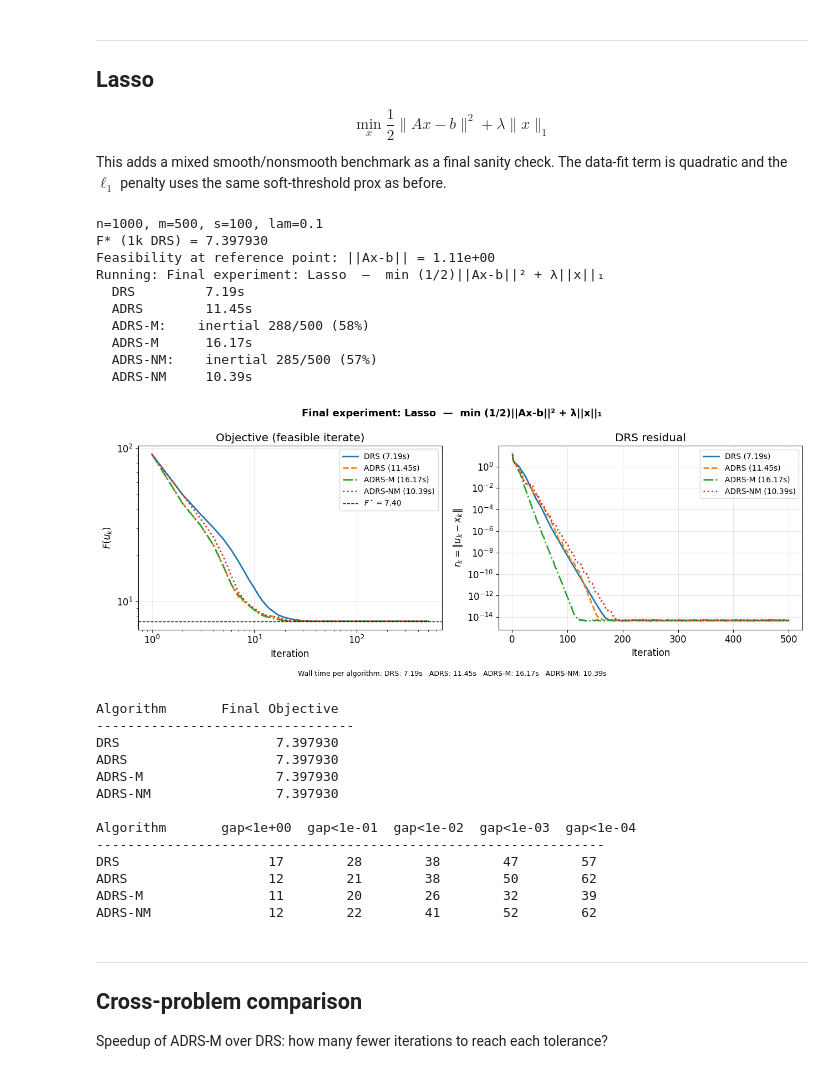
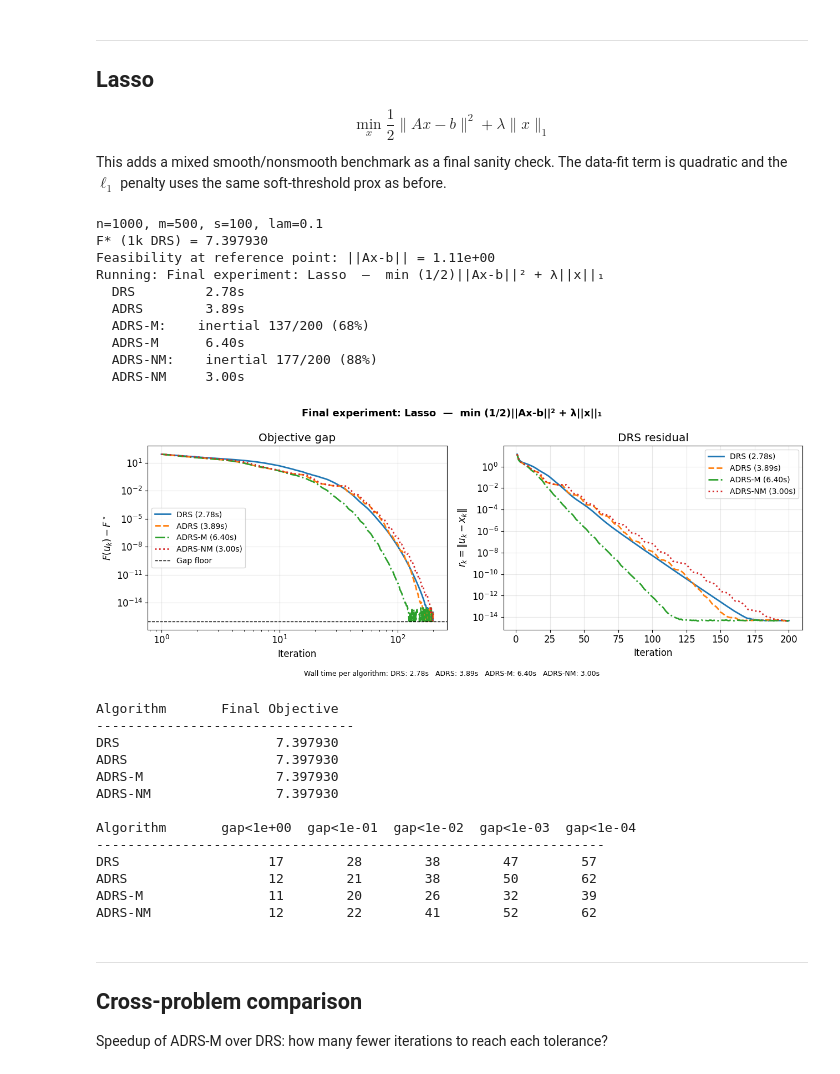
Before and after one commit to gmbabreu/Iterative-methods-project, a Jupyter notebook: adrs_three_problems.ipynb, the cells around one changed output. Saved outputs shown, nothing was run; the diff lists cells and outputs as text; code cells hidden in the pictures.

```diff
--- a/adrs_three_problems.ipynb
+++ b/adrs_three_problems.ipynb
@@ -155,16 +155,18 @@ def run_and_plot(algos, z0, niters, f_star, title, fname=None):
     fig, axes = plt.subplots(1, 2, figsize=(13, 5))
     fig.suptitle(title, fontsize=13, fontweight='bold')
 
+    # Use a small floor so objective gaps can be shown on log-scale even with tiny numerical negatives.
+    gap_floor = 1e-16
     for name, (objs, resids) in results.items():
         c, ls = COLORS[name], STYLES[name]
         label = f"{name} ({timings[name]:.2f}s)"
-        axes[0].loglog(iters, objs,   color=c, linestyle=ls, label=label)
+        obj_gap = np.maximum(objs - f_star, gap_floor)
+        axes[0].loglog(iters, obj_gap, color=c, linestyle=ls, label=label)
         axes[1].semilogy(iters, resids, color=c, linestyle=ls, label=label)
 
-    axes[0].axhline(f_star, color='black', lw=1, linestyle='--',
-                    label=f'$F^\\star = {f_star:.2f}$')
-    axes[0].set_xlabel('Iteration'); axes[0].set_ylabel('$F(u_k)$')
-    axes[0].set_title('Objective (feasible iterate)'); axes[0].legend(fontsize=10)
+    axes[0].axhline(gap_floor, color='black', lw=1, linestyle='--', label='Gap floor')
+    axes[0].set_xlabel('Iteration'); axes[0].set_ylabel('$F(u_k) - F^\\star$')
+    axes[0].set_title('Objective gap'); axes[0].legend(fontsize=10)
     axes[1].set_xlabel('Iteration'); axes[1].set_ylabel('$r_k = \\|u_k - x_k\\|$')
     axes[1].set_title('DRS residual'); axes[1].legend(fontsize=10)
 
@@ -172,8 +174,6 @@ def run_and_plot(algos, z0, niters, f_star, title, fname=None):
     fig.text(0.5, 0.01, f"Wall time per algorithm: {runtime_text}", ha='center', va='bottom', fontsize=9)
 
     plt.tight_layout(rect=(0, 0.04, 1, 1))
-    if fname:
-        plt.savefig(fname, dpi=130, bbox_inches='tight')
     plt.show()
 
     # Final objective values
@@ -450,41 +450,41 @@ def prox2_lasso(z, alpha):
     return np.linalg.solve(Q_lasso, rhs)
 
 obj_lasso = lambda u: 0.5 * np.sum((A_lasso @ u - b_lasso)**2) + lam * np.sum(np.abs(u))
 
 # Long DRS run to estimate F* for this benchmark.
 z_ref = np.random.randn(n)
 for _ in range(1000):
     x = prox1_lasso(z_ref, ALPHA_LASSO)
     u = prox2_lasso(2 * x - z_ref, ALPHA_LASSO)
     z_ref = z_ref + u - x
 F_STAR_LASSO = obj_lasso(u)
 
 z0_lasso = np.random.randn(n)
-NITERS_LASSO = 500
+NITERS_LASSO = 200
 
 print(f"n={n}, m={m}, s={s}, lam={lam}")
 print(f"F* (1k DRS) = {F_STAR_LASSO:.6f}")
 print(f"Feasibility at reference point: ||Ax-b|| = {np.linalg.norm(A_lasso @ u - b_lasso):.2e}")
 
 algos_lasso = make_algorithms(prox1_lasso, prox2_lasso, obj_lasso, ALPHA_LASSO)
 
 res_lasso = run_and_plot(
     algos_lasso, z0_lasso, NITERS_LASSO, F_STAR_LASSO,
     title="Final experiment: Lasso  —  min (1/2)||Ax-b||² + λ||x||₁",
     fname="p4_lasso.png"
 )
 # %% [output]
 n=1000, m=500, s=100, lam=0.1
 F* (1k DRS) = 7.397930
 Feasibility at reference point: ||Ax-b|| = 1.11e+00
 Running: Final experiment: Lasso  —  min (1/2)||Ax-b||² + λ||x||₁
-  DRS         7.19s
-  ADRS        11.45s
-  ADRS-M:    inertial 288/500 (58%)
-  ADRS-M      16.17s
-  ADRS-NM:    inertial 285/500 (57%)
-  ADRS-NM     10.39s
+  DRS         2.78s
+  ADRS        3.89s
+  ADRS-M:    inertial 137/200 (68%)
+  ADRS-M      6.40s
+  ADRS-NM:    inertial 177/200 (88%)
+  ADRS-NM     3.00s
-[figure, old version]
+[figure, new version]
 Algorithm       Final Objective
 ---------------------------------
 DRS                    7.397930
```
Also changed, not shown: parts of 8 cells of this notebook, 4 other files.
